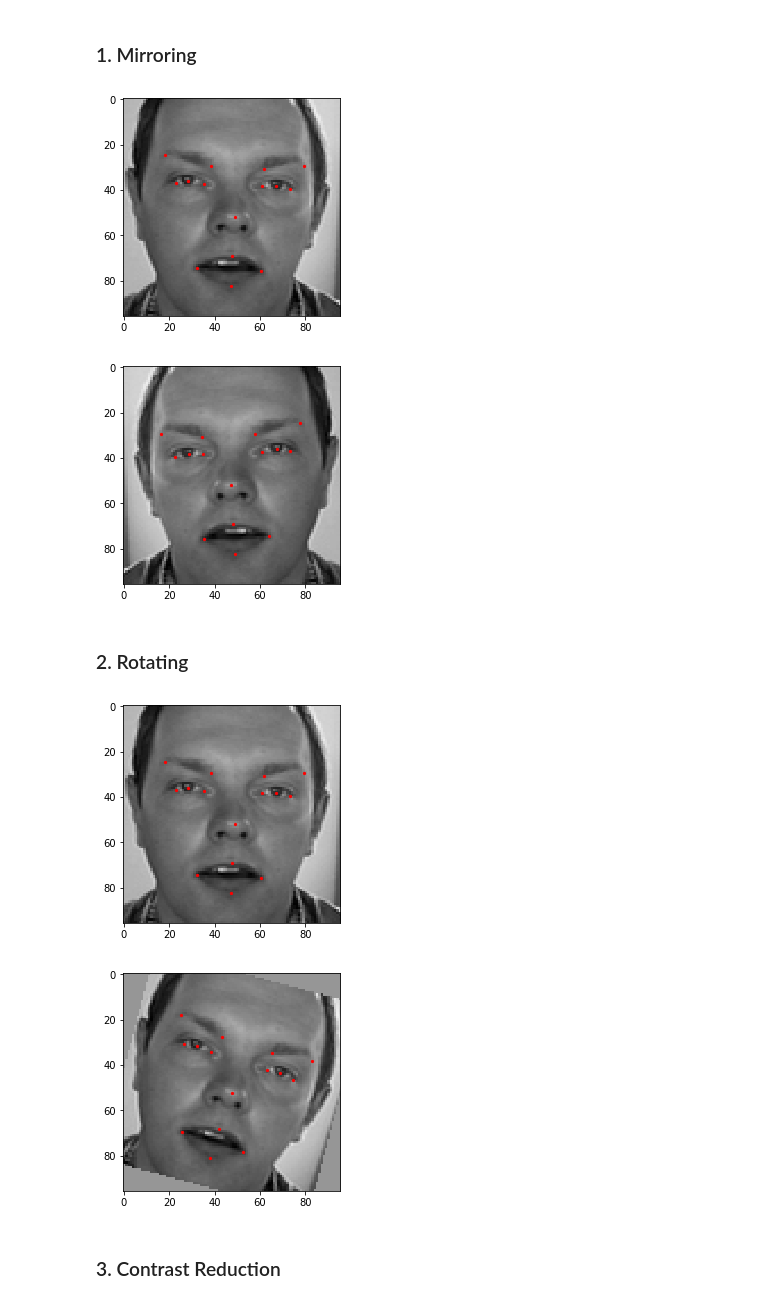
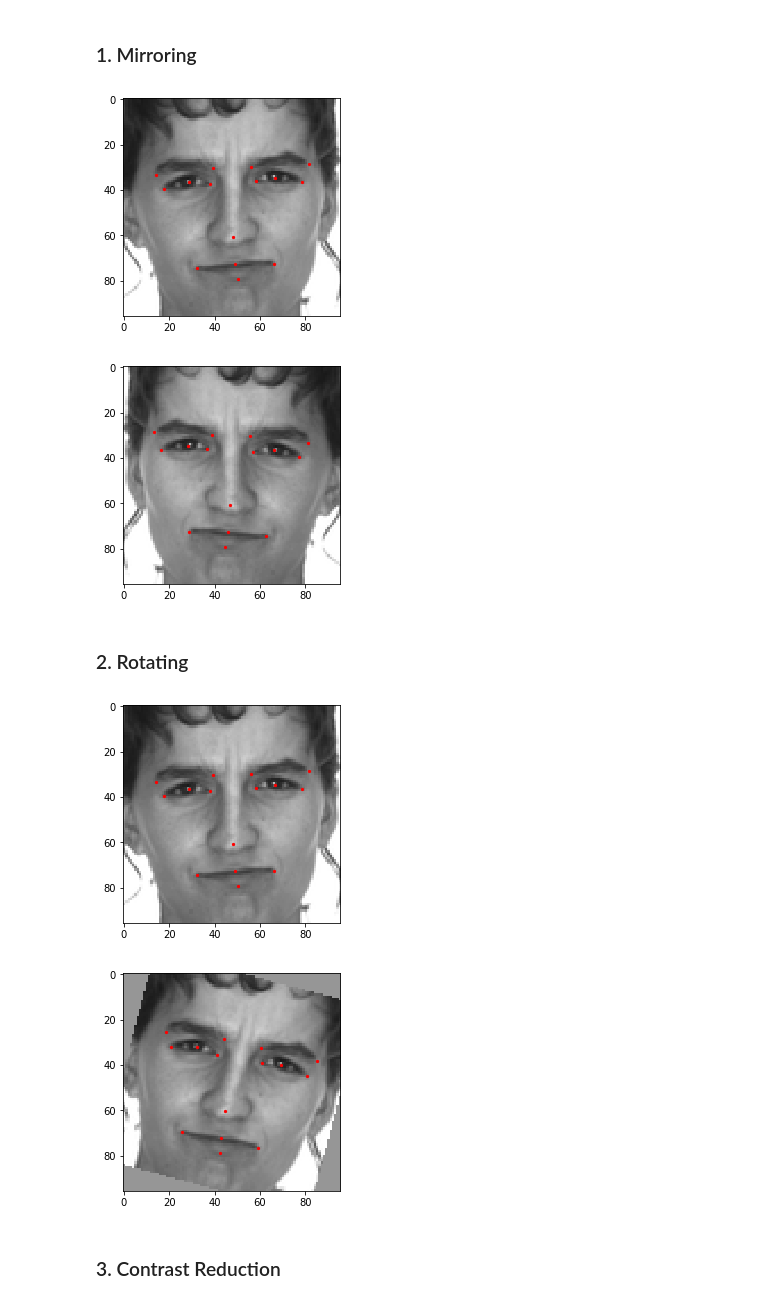
Before and after one commit to catnado/Facial_Key_Points_Detection, a Jupyter notebook: data_preprocessing.ipynb, the cells around one changed output. Drawn from its saved outputs; the diff is of its cells as text; code cells hidden in the pictures.

Commit message:
put data augmentation into functions

```diff
--- a/data_preprocessing.ipynb
+++ b/data_preprocessing.ipynb
@@ -213,21 +213,33 @@ print(y_train.shape, y_val.shape)
 # %% [markdown]
 ### 1. Mirroring
 # %%
-X_train_mirror = X_train.reshape(-1,96,96)[:, :, list(range(95, -1, -1))].reshape(-1, 96*96)
-y_train_mirror = y_train.copy()
-y_train_mirror[:,list(range(0,29,2))] = 96 - y_train[:,list(range(0,29,2))]
+# define mirror functions
+def mirror_X(input_X):
+    return input_X.reshape(-1,96,96)[:, :, list(range(95, -1, -1))].reshape(-1, 96*96)
+
+def mirror_y(input_y):
+    output_y = y_train.copy()
+    # y coordinate stays the same, x coordinate is 96-x
+    output_y[:,list(range(0,29,2))] = 95 - input_y[:,list(range(0,29,2))]
+    return output_y
+# %%
+# transform
+X_train_mirror = mirror_X(X_train)
+y_train_mirror = mirror_y(y_train)
+# X_val_mirror = mirror_X(X_val)
+# y_val_mirror = mirror_y(y_val)
 # %%
 # check image
-i=3
+i=13
 plt.imshow(X_train[i].reshape(96,96),cmap='gray', vmin=0, vmax=255)
 plt.scatter(y_train[i, range(0, 30, 2)], y_train[i, range(1, 30, 2)], s=5, color='r')
 plt.show()
 
 plt.imshow(X_train_mirror[i].reshape(96,96),cmap='gray', vmin=0, vmax=255)
 plt.scatter(y_train_mirror[i, range(0, 30, 2)], y_train_mirror[i, range(1, 30, 2)], s=5, color='r')
 plt.show()
 # %% [output]
-[figure, old version]
+[figure, new version]
-[figure, old version]
+[figure, new version]
 # %% [markdown]
 ### 2. Rotating
@@ -255,5 +292,6 @@ for i in range(y_train_rotate.shape[0]):
 # %%
-i=3
+# check image
+i=13
 
 plt.imshow(X_train[i].reshape(96,96),cmap='gray', vmin=0, vmax=255)
 plt.scatter(y_train[i, range(0, 30, 2)], y_train[i, range(1, 30, 2)], s=5, color='r')
@@ -263,7 +301,7 @@ plt.imshow(X_train_rotate[i].reshape(96,96),cmap='gray', vmin=0, vmax=255)
 plt.scatter(y_train_rotate[i, range(0, 30, 2)], y_train_rotate[i, range(1, 30, 2)], s=5, color='r')
 plt.show()
 # %% [output]
-[figure, old version]
+[figure, new version]
-[figure, old version]
+[figure, new version]
 # %% [markdown]
 ### 3. Contrast Reduction
```
Also changed, not shown: parts of 10 cells of this notebook, 1 other file.
